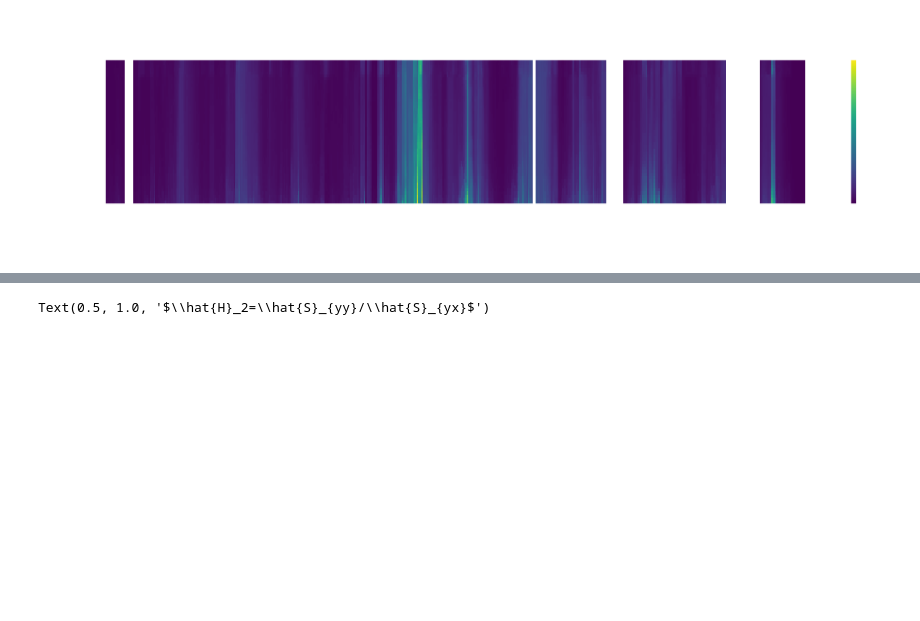
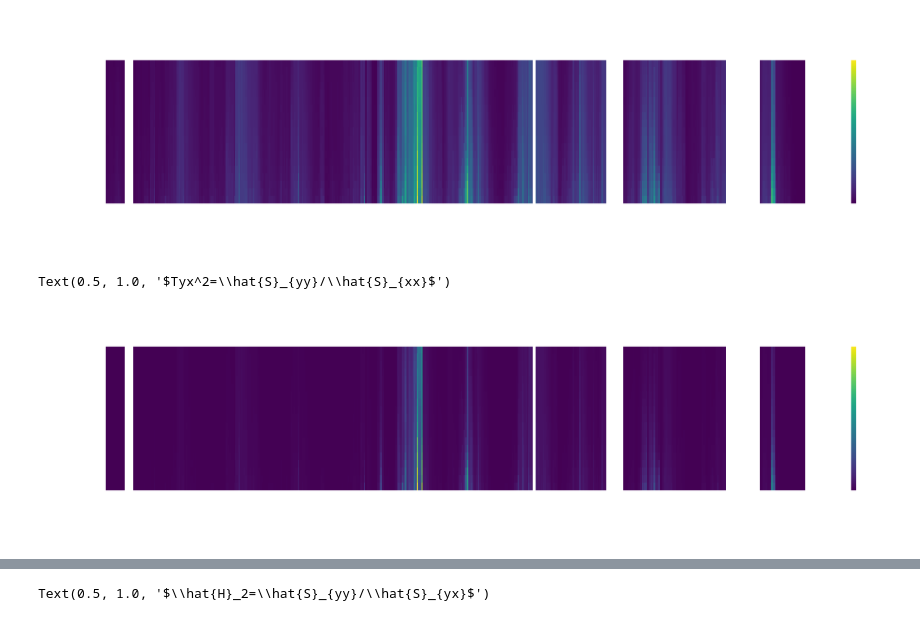
Before and after one commit to Olivier577/multitaper, a Jupyter notebook: multitaper/examples/om_test.ipynb, the cells around one changed output, grey strips where cells are left out. Saved outputs shown, nothing was run; the diff lists cells and outputs as text; code cells hidden in the pictures; blank space fills up the shorter version.

```diff
--- a/multitaper/examples/om_test.ipynb
+++ b/multitaper/examples/om_test.ipynb
@@ -627,6 +616,18 @@ ax.set_title(r'$Tyx=\sqrt{\hat{S}_{yy}/\hat{S}_{xx}}$')
 # %% [output]
 Text(0.5, 1.0, '$Tyx=\\sqrt{\\hat{S}_{yy}/\\hat{S}_{xx}}$')
 [figure]
+# %%
+fig, ax = plt.subplots(figsize=(12, 2))
+(
+    xarr_nan.sel(var='Syy', f=sl)
+    / xarr_nan.sel(var='Sxx', f=sl)
+).real.plot.pcolormesh(cmap='viridis', norm=mcolors.Normalize(), ax=ax)
+ax.xaxis.set_major_locator(mdates.YearLocator(base=1))
+ax.set_xlabel('')
+ax.set_title(r'$Tyx^2=\hat{S}_{yy}/\hat{S}_{xx}$')
+# %% [output]
+Text(0.5, 1.0, '$Tyx^2=\\hat{S}_{yy}/\\hat{S}_{xx}$')
+[figure, added]
 # %%
 fig, ax = plt.subplots(figsize=(12, 2))
 (
```
Also changed, not shown: parts of 16 cells of this notebook, 6 other files.
